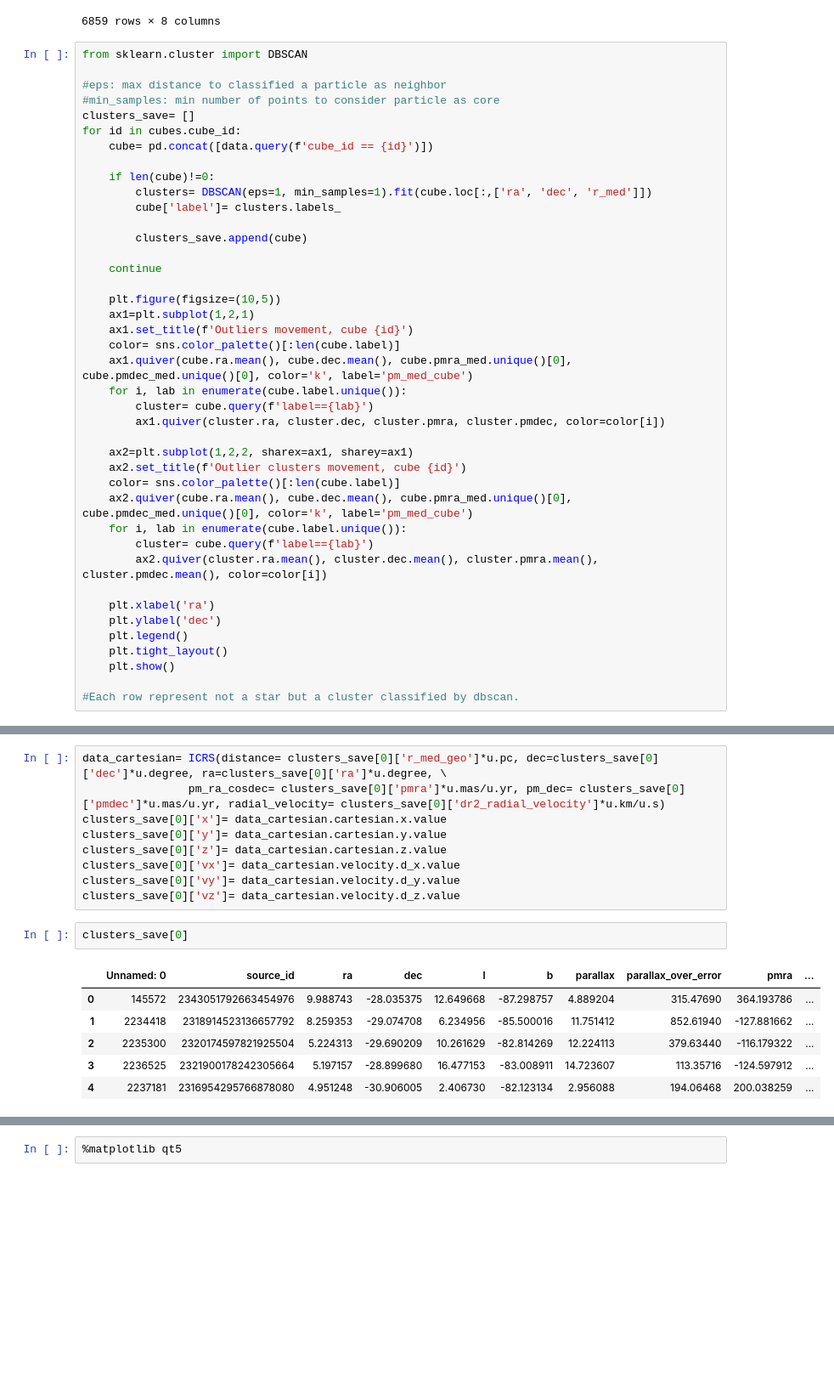
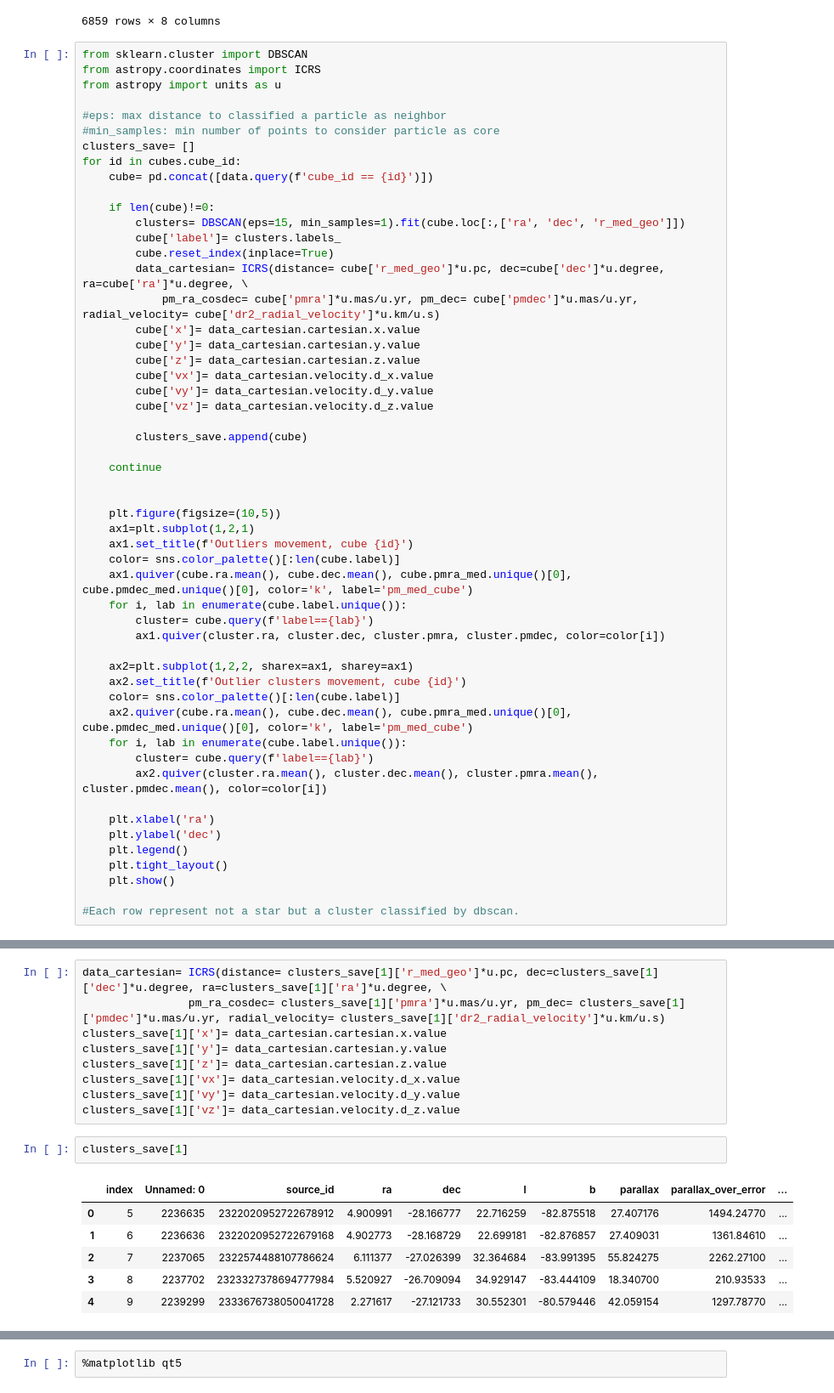
Before and after one commit to santortiz/Black-holes-searching, a Jupyter notebook: shells_clusters.ipynb, the cells around one changed output, grey strips where cells are left out. Shown: that part at 85% size. Drawn from its saved outputs; the diff is of its cells as text; blank space fills up the shorter version.

```diff
--- a/shells_clusters.ipynb
+++ b/shells_clusters.ipynb
@@ -92,6 +92,8 @@ cubes
 6859 rows × 8 columns
 # %%
 from sklearn.cluster import DBSCAN
+from astropy.coordinates import ICRS
+from astropy import units as u
 
 #eps: max distance to classified a particle as neighbor
 #min_samples: min number of points to consider particle as core
@@ -100,12 +102,22 @@ for id in cubes.cube_id:
     cube= pd.concat([data.query(f'cube_id == {id}')])
 
     if len(cube)!=0:
-        clusters= DBSCAN(eps=1, min_samples=1).fit(cube.loc[:,['ra', 'dec', 'r_med']])
+        clusters= DBSCAN(eps=15, min_samples=1).fit(cube.loc[:,['ra', 'dec', 'r_med_geo']])
         cube['label']= clusters.labels_
+        cube.reset_index(inplace=True)
+        data_cartesian= ICRS(distance= cube['r_med_geo']*u.pc, dec=cube['dec']*u.degree, ra=cube['ra']*u.degree, \
+            pm_ra_cosdec= cube['pmra']*u.mas/u.yr, pm_dec= cube['pmdec']*u.mas/u.yr, radial_velocity= cube['dr2_radial_velocity']*u.km/u.s)
+        cube['x']= data_cartesian.cartesian.x.value
+        cube['y']= data_cartesian.cartesian.y.value
+        cube['z']= data_cartesian.cartesian.z.value
+        cube['vx']= data_cartesian.velocity.d_x.value
+        cube['vy']= data_cartesian.velocity.d_y.value
+        cube['vz']= data_cartesian.velocity.d_z.value
 
         clusters_save.append(cube)
 
     continue
+
 
     plt.figure(figsize=(10,5))
     ax1=plt.subplot(1,2,1)
@@ -147,18 +160,18 @@ from astropy import units as u
 # %%
-data_cartesian= ICRS(distance= clusters_save[0]['r_med_geo']*u.pc, dec=clusters_save[0]['dec']*u.degree, ra=clusters_save[0]['ra']*u.degree, \
-                pm_ra_cosdec= clusters_save[0]['pmra']*u.mas/u.yr, pm_dec= clusters_save[0]['pmdec']*u.mas/u.yr, radial_velocity= clusters_save[0]['dr2_radial_velocity']*u.km/u.s)
-clusters_save[0]['x']= data_cartesian.cartesian.x.value
-clusters_save[0]['y']= data_cartesian.cartesian.y.value
-clusters_save[0]['z']= data_cartesian.cartesian.z.value
-clusters_save[0]['vx']= data_cartesian.velocity.d_x.value
-clusters_save[0]['vy']= data_cartesian.velocity.d_y.value
-clusters_save[0]['vz']= data_cartesian.velocity.d_z.value
+data_cartesian= ICRS(distance= clusters_save[1]['r_med_geo']*u.pc, dec=clusters_save[1]['dec']*u.degree, ra=clusters_save[1]['ra']*u.degree, \
+                pm_ra_cosdec= clusters_save[1]['pmra']*u.mas/u.yr, pm_dec= clusters_save[1]['pmdec']*u.mas/u.yr, radial_velocity= clusters_save[1]['dr2_radial_velocity']*u.km/u.s)
+clusters_save[1]['x']= data_cartesian.cartesian.x.value
+clusters_save[1]['y']= data_cartesian.cartesian.y.value
+clusters_save[1]['z']= data_cartesian.cartesian.z.value
+clusters_save[1]['vx']= data_cartesian.velocity.d_x.value
+clusters_save[1]['vy']= data_cartesian.velocity.d_y.value
+clusters_save[1]['vz']= data_cartesian.velocity.d_z.value
 # %%
-clusters_save[0]
+clusters_save[1]
 # %% [output]
-|  | Unnamed: 0 | source_id | ra | dec | l | b | parallax | parallax_over_error | pmra | ... |
-| 0 | 145572 | 2343051792663454976 | 9.988743 | -28.035375 | 12.649668 | -87.298757 | 4.889204 | 315.47690 | 364.193786 | ... |
-| 1 | 2234418 | 2318914523136657792 | 8.259353 | -29.074708 | 6.234956 | -85.500016 | 11.751412 | 852.61940 | -127.881662 | ... |
-| 2 | 2235300 | 2320174597821925504 | 5.224313 | -29.690209 | 10.261629 | -82.814269 | 12.224113 | 379.63440 | -116.179322 | ... |
-| 3 | 2236525 | 2321900178242305664 | 5.197157 | -28.899680 | 16.477153 | -83.008911 | 14.723607 | 113.35716 | -124.597912 | ... |
-| 4 | 2237181 | 2316954295766878080 | 4.951248 | -30.906005 | 2.406730 | -82.123134 | 2.956088 | 194.06468 | 200.038259 | ... |
+|  | index | Unnamed: 0 | source_id | ra | dec | l | b | parallax | parallax_over_error | ... |
+| 0 | 5 | 2236635 | 2322020952722678912 | 4.900991 | -28.166777 | 22.716259 | -82.875518 | 27.407176 | 1494.24770 | ... |
+| 1 | 6 | 2236636 | 2322020952722679168 | 4.902773 | -28.168729 | 22.699181 | -82.876857 | 27.409031 | 1361.84610 | ... |
+| 2 | 7 | 2237065 | 2322574488107786624 | 6.111377 | -27.026399 | 32.364684 | -83.991395 | 55.824275 | 2262.27100 | ... |
+| 3 | 8 | 2237702 | 2323327378694777984 | 5.520927 | -26.709094 | 34.929147 | -83.444109 | 18.340700 | 210.93533 | ... |
+| 4 | 9 | 2239299 | 2333676738050041728 | 2.271617 | -27.121733 | 30.552301 | -80.579446 | 42.059154 | 1297.78770 | ... |
```
Also changed, not shown: parts of 20 cells of this notebook.
